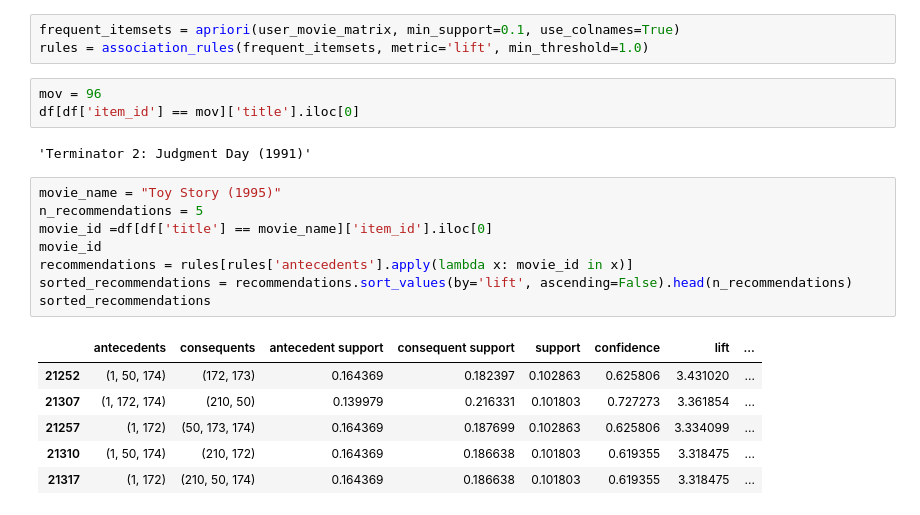
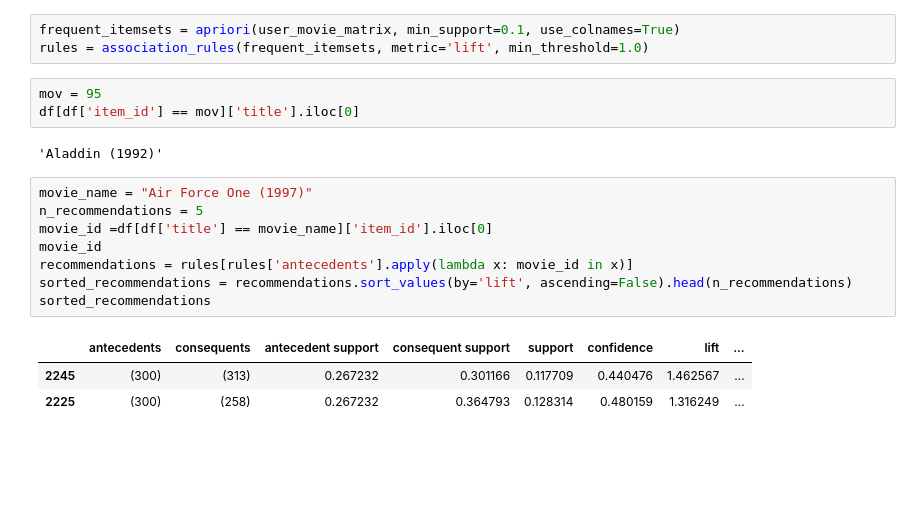
Before and after one commit to AndrewBoyne/my_qa_repo, a Jupyter notebook: Week 8/Movie recommendations final 1542.ipynb, the cells around one changed output. Saved outputs shown, nothing was run; the diff lists cells and outputs as text; blank space fills up the shorter version.

```diff
--- a/Week 8/Movie recommendations final 1542.ipynb
+++ b/Week 8/Movie recommendations final 1542.ipynb
@@ -159,25 +164,22 @@ user_movie_matrix
 frequent_itemsets = apriori(user_movie_matrix, min_support=0.1, use_colnames=True)
 rules = association_rules(frequent_itemsets, metric='lift', min_threshold=1.0)
 # %%
-mov = 96
+mov = 95
 df[df['item_id'] == mov]['title'].iloc[0]
 # %% [output]
-'Terminator 2: Judgment Day (1991)'
+'Aladdin (1992)'
 # %%
-movie_name = "Toy Story (1995)"
+movie_name = "Air Force One (1997)"
 n_recommendations = 5
 movie_id =df[df['title'] == movie_name]['item_id'].iloc[0]
 movie_id
 recommendations = rules[rules['antecedents'].apply(lambda x: movie_id in x)]
 sorted_recommendations = recommendations.sort_values(by='lift', ascending=False).head(n_recommendations)
 sorted_recommendations
 # %% [output]
 |  | antecedents | consequents | antecedent support | consequent support | support | confidence | lift | ... |
-| 21252 | (1, 50, 174) | (172, 173) | 0.164369 | 0.182397 | 0.102863 | 0.625806 | 3.431020 | ... |
-| 21307 | (1, 172, 174) | (210, 50) | 0.139979 | 0.216331 | 0.101803 | 0.727273 | 3.361854 | ... |
-| 21257 | (1, 172) | (50, 173, 174) | 0.164369 | 0.187699 | 0.102863 | 0.625806 | 3.334099 | ... |
-| 21310 | (1, 50, 174) | (210, 172) | 0.164369 | 0.186638 | 0.101803 | 0.619355 | 3.318475 | ... |
-| 21317 | (1, 172) | (210, 50, 174) | 0.164369 | 0.186638 | 0.101803 | 0.619355 | 3.318475 | ... |
+| 2245 | (300) | (313) | 0.267232 | 0.301166 | 0.117709 | 0.440476 | 1.462567 | ... |
+| 2225 | (300) | (258) | 0.267232 | 0.364793 | 0.128314 | 0.480159 | 1.316249 | ... |
 # %%
 print('We recommend:\n')
 
```
Also changed, not shown: parts of 2 cells of this notebook, 1 other file.
